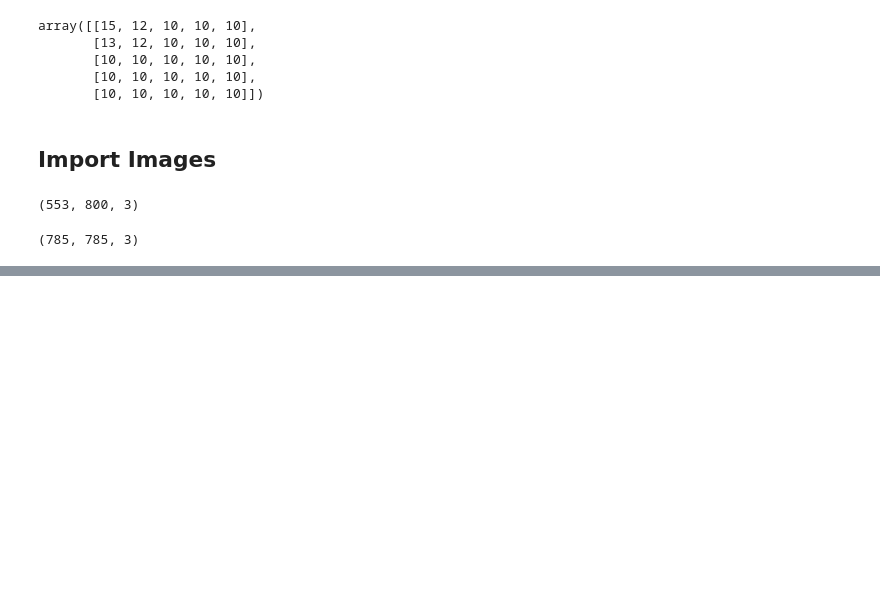
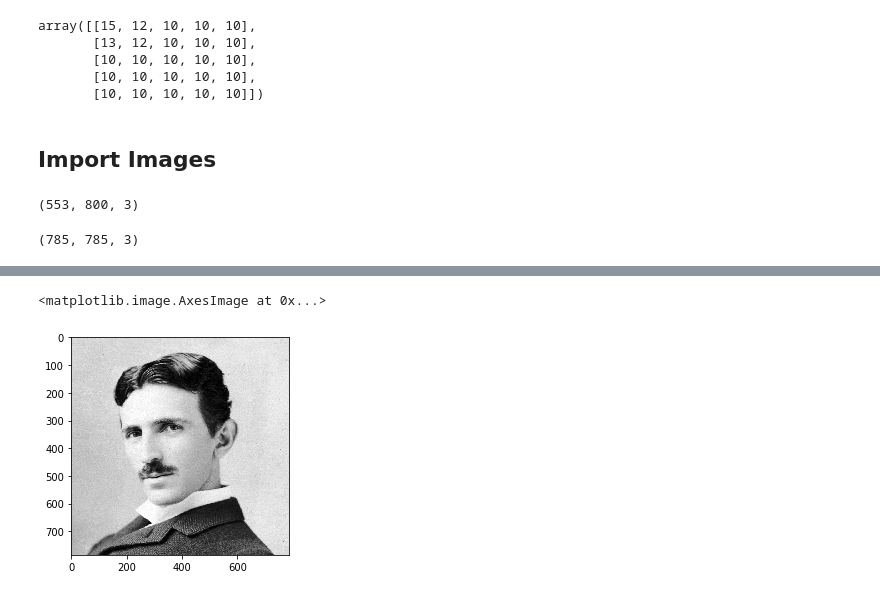
Before and after one commit to MnemoSemiotic/simple_image_filters, a Jupyter notebook: Simple_Image_Filters.ipynb, the cells around one changed output, grey strips where cells are left out. Drawn from its saved outputs; the diff is of its cells as text; code cells hidden in the pictures; blank space fills up the shorter version.

```diff
--- a/Simple_Image_Filters.ipynb
+++ b/Simple_Image_Filters.ipynb
@@ -44,0 +52,5 @@ im2.shape
+# %%
+plt.imshow(im2, cmap='gray')
+# %% [output]
+<matplotlib.image.AxesImage at 0x...>
+[figure, added]
```
Also changed, not shown: parts of 4 cells of this notebook, 1 other file.
